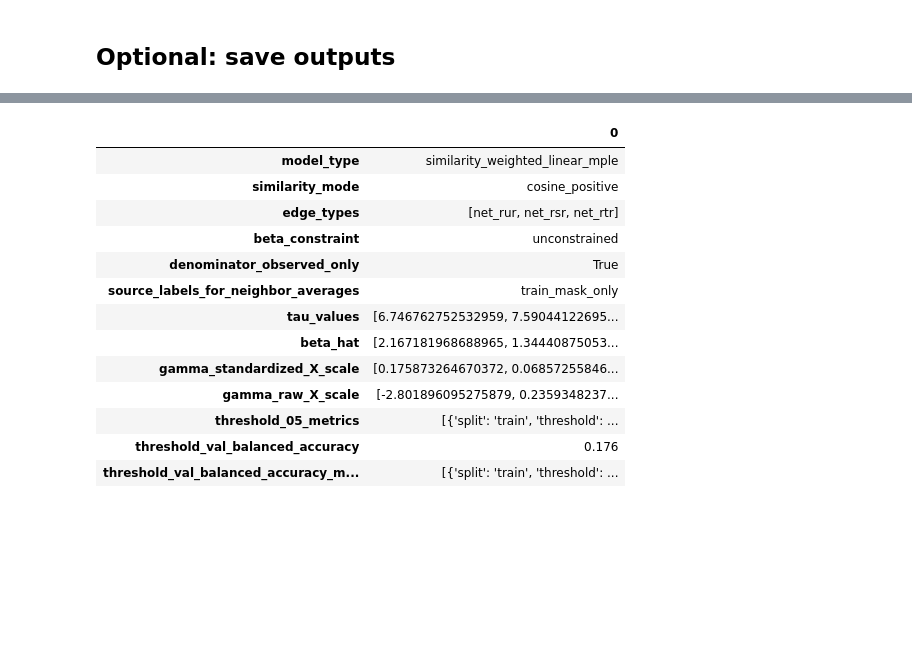
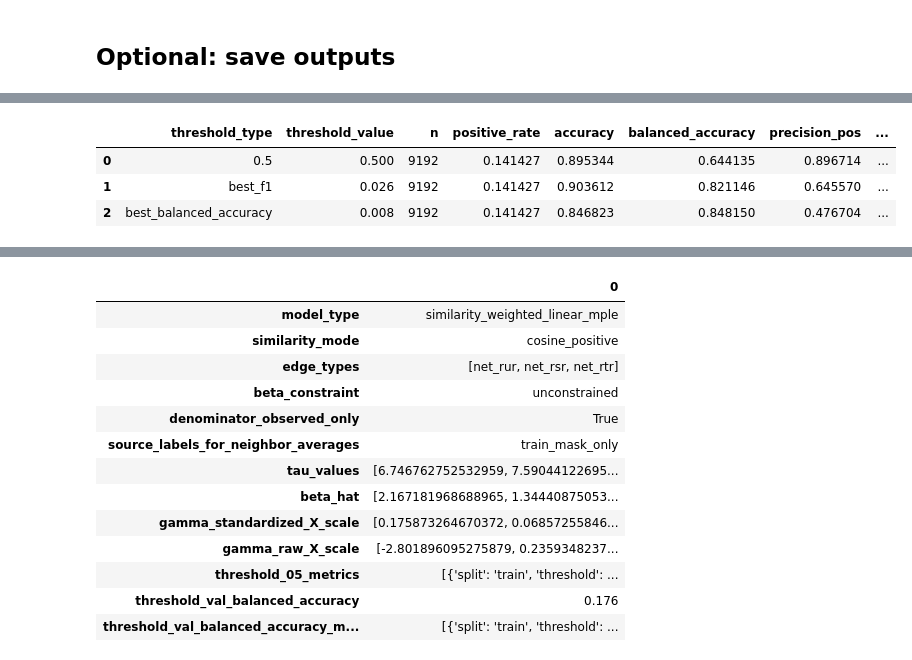
Before and after one commit to Sanchayan-Bhowal/BitcoinTransactionClassification, a Jupyter notebook: script/yelp/S_hm_weighted_linear.ipynb, the cells around one changed output, grey strips where cells are left out. Drawn from its saved outputs; the diff is of its cells as text; code cells hidden in the pictures; blank space fills up the shorter version.

```diff
--- a/script/yelp/S_hm_weighted_linear.ipynb
+++ b/script/yelp/S_hm_weighted_linear.ipynb
@@ -959,2 +1334,99 @@ field_decomp_df.groupby("label")[[
+# %%
+posterior_df = mcmc_results["posterior"].copy()
+if "P_sigma_plus_1" in posterior_df.columns:
+    prob_col = "P_sigma_plus_1"
+elif "P_label_1" in posterior_df.columns:
+    prob_col = "P_label_1"
+elif "p_hat_sigma_plus_1" in posterior_df.columns:
+    prob_col = "p_hat_sigma_plus_1"
+else:
+    raise ValueError("Could not find marginal probability column in posterior_df.")
+
+p_mcmc = posterior_df[prob_col].to_numpy()
+y_true_all = y01.detach().cpu().numpy().astype(int)
+val_idx = val_mask.detach().cpu().numpy().astype(bool)
+test_idx = test_mask.detach().cpu().numpy().astype(bool)
+
+
+def compute_binary_metrics(y_true, score, threshold):
+    y_true = np.asarray(y_true).astype(int)
+    score = np.asarray(score)
+    y_pred = (score >= threshold).astype(int)
+    cm = confusion_matrix(y_true, y_pred, labels=[0, 1])
+    out = {
+        "threshold_value": float(threshold),
+        "n": int(y_true.size),
+        "positive_rate": float(y_true.mean()) if y_true.size > 0 else np.nan,
+        "accuracy": accuracy_score(y_true, y_pred),
+        "balanced_accuracy": balanced_accuracy_score(y_true, y_pred),
+        "precision_pos": precision_score(y_true, y_pred, zero_division=0),
+        "recall_pos": recall_score(y_true, y_pred, zero_division=0),
+        "f1_pos": f1_score(y_true, y_pred, zero_division=0),
+        "tn": int(cm[0, 0]),
+        "fp": int(cm[0, 1]),
+        "fn": int(cm[1, 0]),
+        "tp": int(cm[1, 1]),
+    }
+    if np.unique(y_true).size >= 2:
+        out["roc_auc"] = roc_auc_score(y_true, score)
+        out["average_precision"] = average_precision_score(y_true, score)
+    else:
+        out["roc_auc"] = np.nan
+        out["average_precision"] = np.nan
+    return out
+
+
+def select_threshold_from_validation(y_val, score_val, objective="f1", n_grid=1001):
+    best_t, best_value = 0.5, -np.inf
+    for t in np.linspace(0.0, 1.0, n_grid):
+        pred = (score_val >= t).astype(int)
+        if objective == "f1":
+            value = f1_score(y_val, pred, zero_division=0)
+        elif objective == "balanced_accuracy":
+            value = balanced_accuracy_score(y_val, pred)
+        else:
+            raise ValueError("objective must be 'f1' or 'balanced_accuracy'.")
+        if value > best_value:
+            best_t, best_value = float(t), value
+    return best_t, best_value
+
+
+best_t_mcmc_f1, best_val_f1_mcmc = select_threshold_from_validation(
+    y_val=y_true_all[val_idx],
+    score_val=p_mcmc[val_idx],
+    objective="f1",
+    n_grid=1001,
+)
+best_t_mcmc_balacc, best_val_balacc_mcmc = select_threshold_from_validation(
+    y_val=y_true_all[val_idx],
+    score_val=p_mcmc[val_idx],
+    objective="balanced_accuracy",
+    n_grid=1001,
+)
+
+mcmc_thresholds = {
+    "0.5": 0.5,
+    "best_f1": best_t_mcmc_f1,
+    "best_balanced_accuracy": best_t_mcmc_balacc,
+}
+
+mcmc_metrics = pd.DataFrame([
+    {
+        "threshold_type": threshold_type,
+        **compute_binary_metrics(
+            y_true=y_true_all[test_idx],
+            score=p_mcmc[test_idx],
+            threshold=threshold_value,
+        ),
+    }
+    for threshold_type, threshold_value in mcmc_thresholds.items()
+])
+
+mcmc_metrics
+# %% [output]
+|  | threshold_type | threshold_value | n | positive_rate | accuracy | balanced_accuracy | precision_pos | ... |
+| 0 | 0.5 | 0.500 | 9192 | 0.141427 | 0.895344 | 0.644135 | 0.896714 | ... |
+| 1 | best_f1 | 0.026 | 9192 | 0.141427 | 0.903612 | 0.821146 | 0.645570 | ... |
+| 2 | best_balanced_accuracy | 0.008 | 9192 | 0.141427 | 0.846823 | 0.848150 | 0.476704 | ... |
 # %%
 # Edit ROWNAME before running if you want a custom label in the CSV.
```
Also changed, not shown: parts of 18 cells of this notebook, 7 other files.
